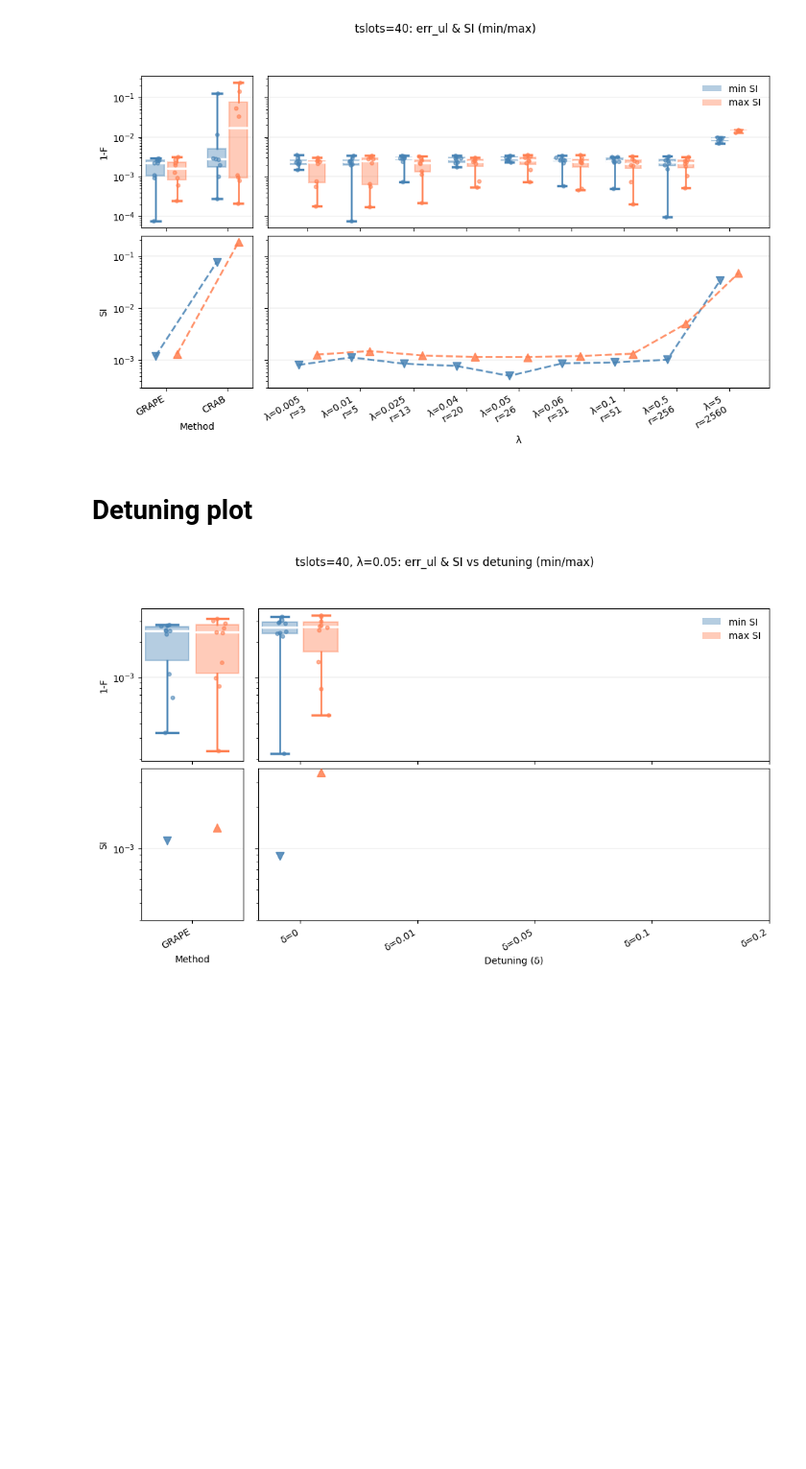
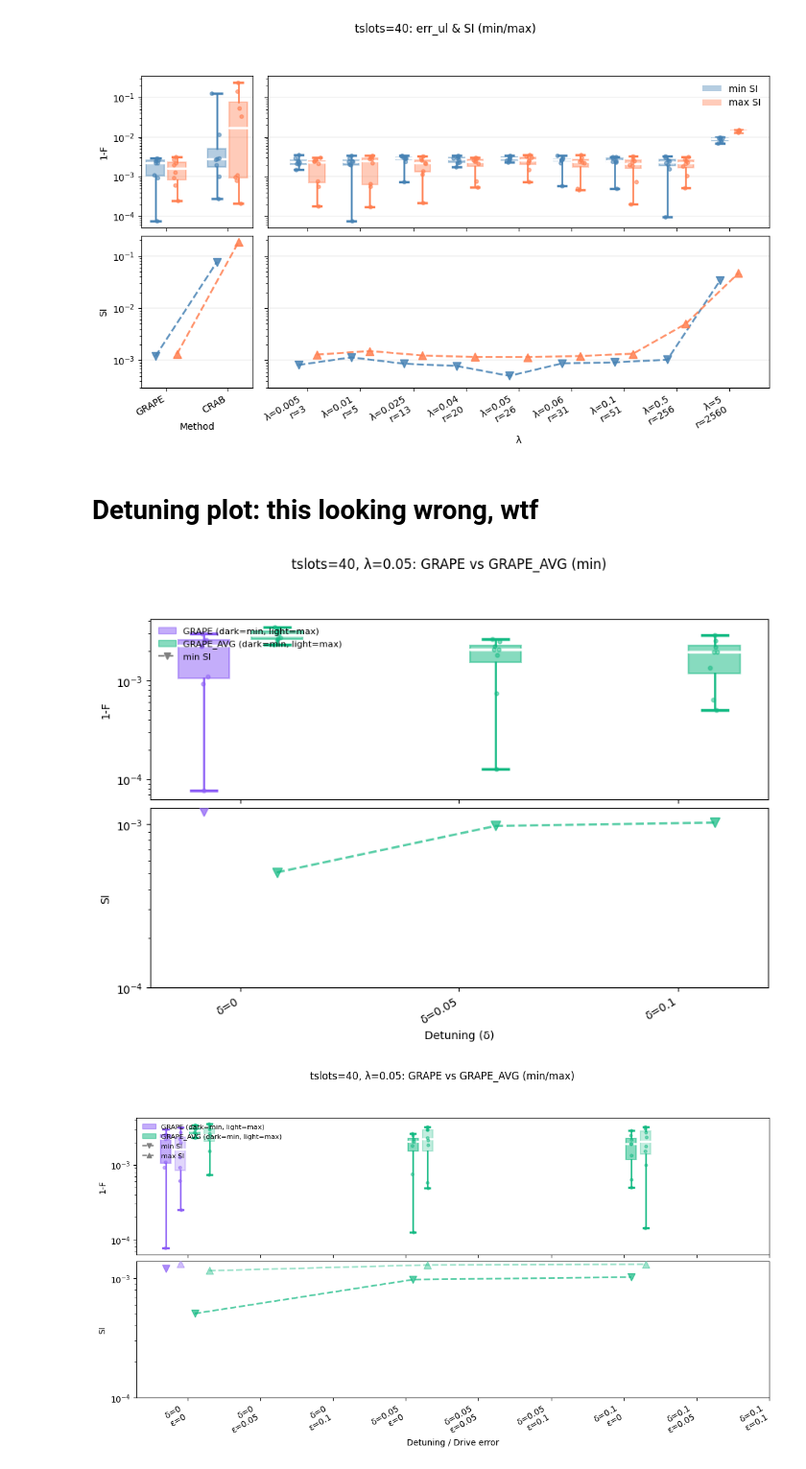
Before and after one commit to cicacica/VeriPulse, a Jupyter notebook: notebooks/data_processing.ipynb, the cells around one changed output. Shown at 96% size. Saved outputs shown, nothing was run; the diff lists cells and outputs as text; code cells hidden in the pictures; blank space fills up the shorter version.

Commit message:
more plots

```diff
--- a/notebooks/data_processing.ipynb
+++ b/notebooks/data_processing.ipynb
@@ -661,7 +661,7 @@ plot_lambda_scan(data_dir_dummyless, lambdas=lam40_dummyless, tslots=40,
 # %% [output]
 [figure]
 # %% [markdown]
-# Detuning plot
+# Detuning plot: this looking wrong, wtf
 # %%
 def plot_detuning_scan(
     data_dir,
@@ -871,18 +842,18 @@ def plot_detuning_scan(
     fig.subplots_adjust(hspace=0.05)
     plt.show()
 # %%
-plot_detuning_scan(
-    data_dir_dummyyes,
-    detunings=[0.0, 0.01, 0.05, 0.1, 0.2],
-    tslots=40,
-    lam=0.05,
-    si_case=['min', 'max'],
-    log_y=True,
-    separate_si=True,
-    ref_methods=['GRAPE'],
-)
+# Add CRAB too
+plot_detuning_scan(data_dir_dummyless, detunings=[0.0, 0.05, 0.10], tslots=40, lam=0.05,
+                   methods=['GRAPE', 'GRAPE_AVG'],
+                   si_case='min', log_y=True, separate_si=True)
+
+# Full error grid
+plot_detuning_scan(data_dir_dummyless, detunings=[0.0, 0.05, 0.10], tslots=40, lam=0.05,
+                   drive_errors=[0.0, 0.05, 0.10],
+                   si_case=['min', 'max'], log_y=True, separate_si=True)
 # %% [output]
-[figure, old version]
+[figure, new version]
+[figure, added]
 # %%
 sum10=summary_lambda(40, data_dir_dummyyes,np.sort([5,0.5,0.05,0.01,0.025,0.005,0.0005]))
 # %%
```
Also changed, not shown: parts of 6 cells of this notebook.
